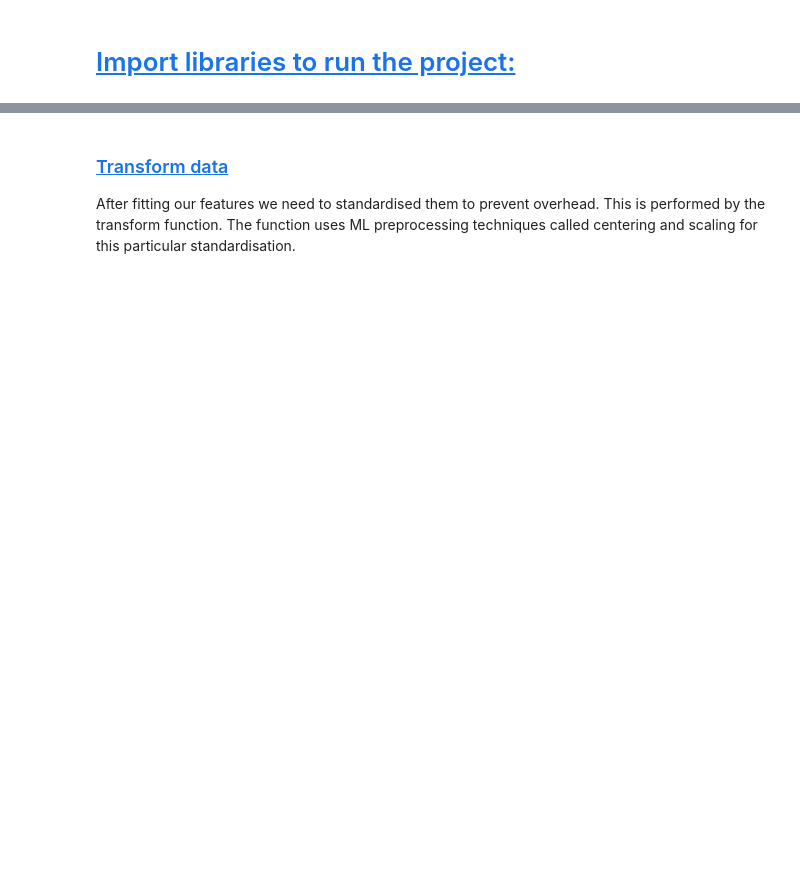
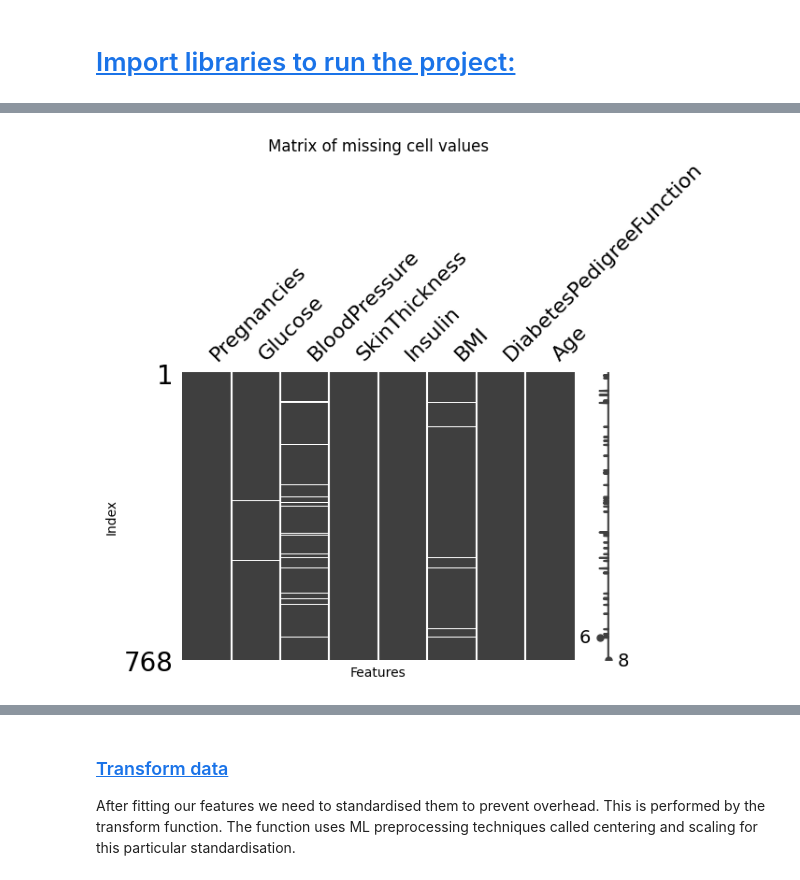
Before and after one commit to xLightless/uni-machine-learning, a Jupyter notebook: uni-machine-learning/Individual Assignment/main.ipynb, the cells around one changed output, grey strips where cells are left out. Cells and saved outputs as stored; diff of their text form; code cells hidden in the pictures; blank space fills up the shorter version.

```diff
--- a/uni-machine-learning/Individual Assignment/main.ipynb
+++ b/uni-machine-learning/Individual Assignment/main.ipynb
@@ -139,0 +157,16 @@ data = pd.read_csv(current_directory + "dataset\diabetes.csv")
+# %%
+# Get the feature columns
+cols = ["Glucose", "BloodPressure", "BMI", "Age"]
+missing_values = X_features
+missing_values[cols] = missing_values[cols].replace(0, np.nan)
+
+# Create a matrix of features to observe missing ones.
+# Any horizontal lines within the columns indicate a missing value.
+# The vertical line on the right of the plot indicates data completeness.
+msno.matrix(missing_values, figsize=(6, 4))
+plt.title("Matrix of missing cell values")
+plt.ylabel("Index")
+plt.xlabel("Features")
+plt.show()
+# %% [output]
+[figure, added]
```
Also changed, not shown: parts of 59 cells of this notebook, 1 other file.
